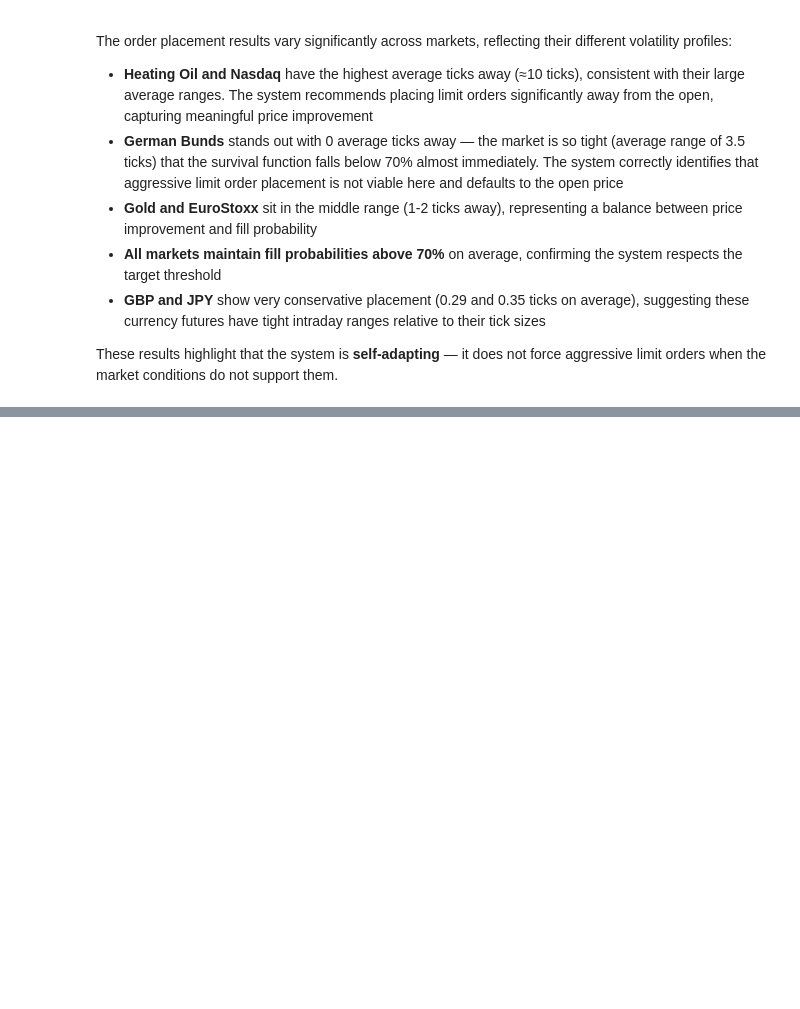
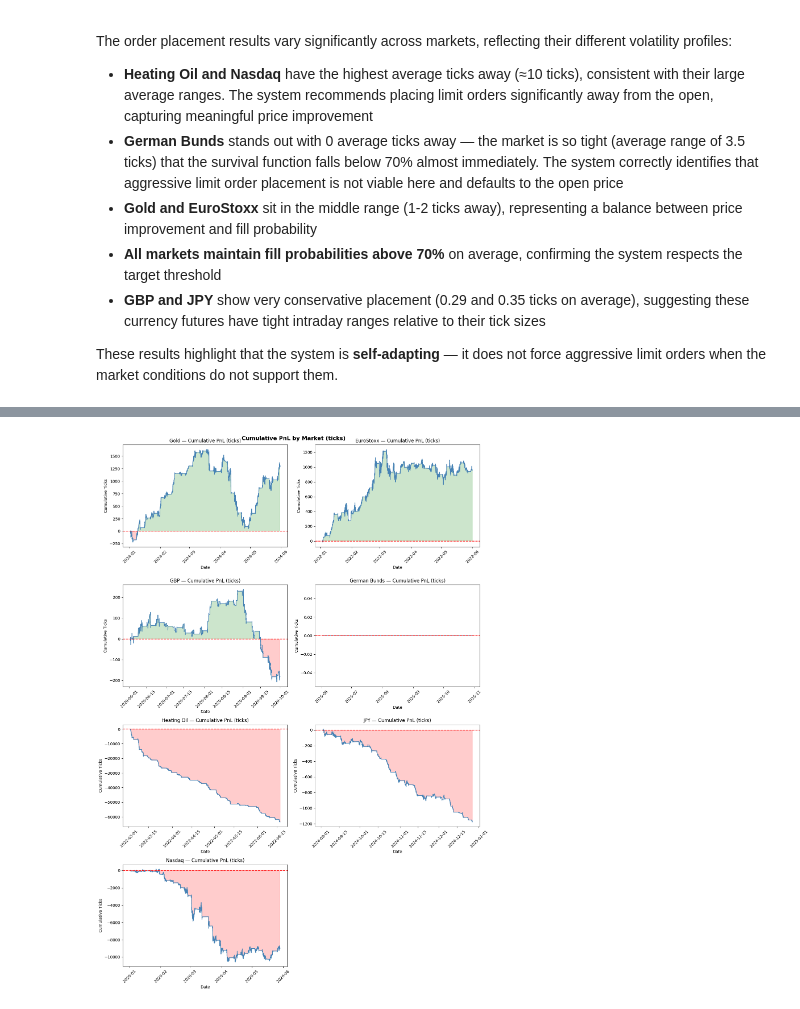
Before and after one commit to swaran02/ordermanagement_mc, a Jupyter notebook: TermProject2_Final.ipynb, the cells around one changed output, grey strips where cells are left out. Cells and saved outputs as stored; diff of their text form; code cells hidden in the pictures; blank space fills up the shorter version.

```diff
--- a/TermProject2_Final.ipynb
+++ b/TermProject2_Final.ipynb
@@ -526,0 +555,15 @@ The statistical engine developed in this project demonstrates that:
+# %%
+summary_rows = []
+for market, overall in all_overall.items():
+    metric_map = dict(zip(overall["metric"], overall["value"]))
+    summary_rows.append({
+        "Market": market,
+        "Total Signals": int(metric_map["num_signals"]),
+        "Fill Rate": f"{metric_map['fill_rate']:.1%}",
+        "Avg Improvement": round(metric_map["avg_improvement"], 4),
+        "Median Improvement": round(metric_map["median_improvement"], 4),
+        "Positive Improvement Rate": f"{metric_map['positive_improvement_rate']:.1%}"
+    })
+
+summary_df = pd.DataFrame(summary_rows).set_index("Market")
+summary_df
@@ -526,0 +628,34 @@ The statistical engine developed in this project demonstrates that:
+# %%
+fig, axes = plt.subplots(4, 2, figsize=(14, 20))
+axes = axes.flatten()
+
+for i, (market, results) in enumerate(all_results.items()):
+    tick_size = MARKETS[market]["tick_size"]
+    results = results.sort_values("datetime")
+    results["improvement_ticks"] = results["improvement"] / tick_size
+    results["cumulative_pnl"] = results["improvement_ticks"].cumsum()
+    results["rolling_improvement"] = results["improvement_ticks"].rolling(50).mean()
+
+    ax = axes[i]
+    ax.plot(results["datetime"], results["cumulative_pnl"],
+            color="steelblue", linewidth=1.5)
+    ax.axhline(y=0, color="red", linestyle="--")
+    ax.fill_between(results["datetime"], results["cumulative_pnl"],
+                    where=results["cumulative_pnl"] >= 0,
+                    color="green", alpha=0.2)
+    ax.fill_between(results["datetime"], results["cumulative_pnl"],
+                    where=results["cumulative_pnl"] < 0,
+                    color="red", alpha=0.2)
+    ax.set_title(f"{market} — Cumulative PnL (ticks)")
+    ax.set_xlabel("Date")
+    ax.set_ylabel("Cumulative Ticks")
+    ax.tick_params(axis='x', rotation=45)
+
+# Hide last empty subplot
+axes[-1].set_visible(False)
+
+plt.suptitle("Cumulative PnL by Market (ticks)", fontweight="bold", fontsize=14)
+plt.tight_layout()
+plt.show()
+# %% [output]
+[figure, added]
```
Also changed, not shown: parts of 12 cells of this notebook, 1 other file.
